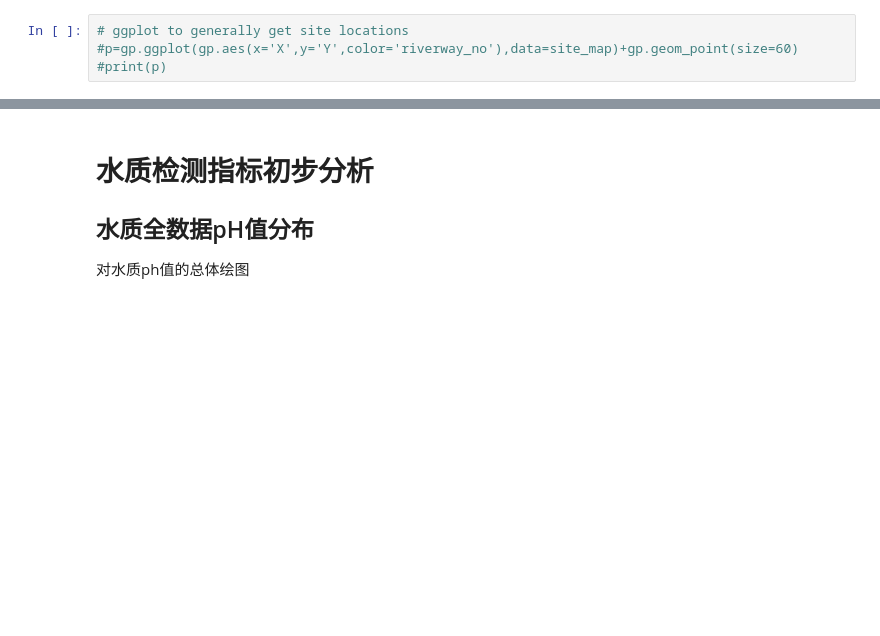
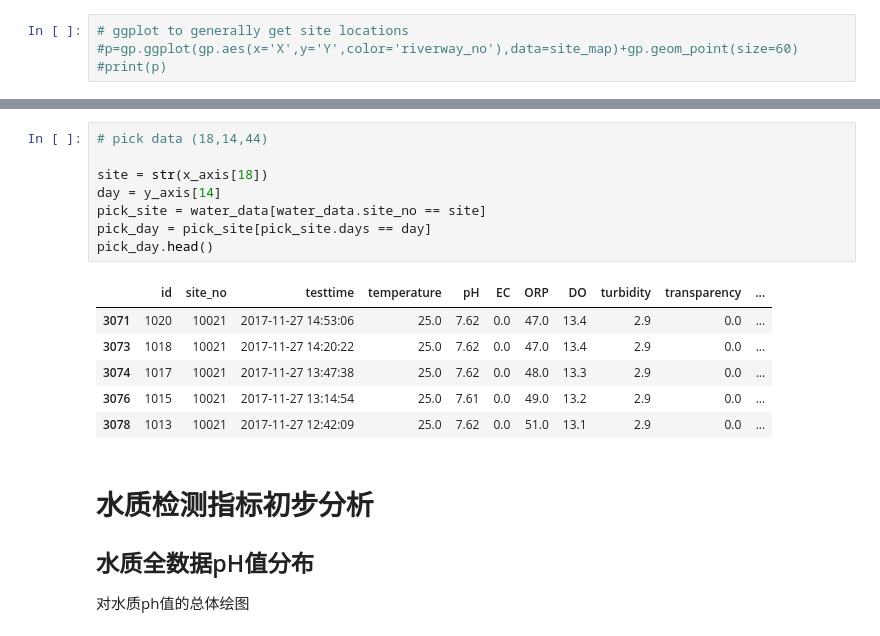
Before and after one commit to ZionPF/jupyter, a Jupyter notebook: water_quality.ipynb, the cells around one changed output, grey strips where cells are left out. Cells and saved outputs as stored; diff of their text form; blank space fills up the shorter version.

```diff
--- a/water_quality.ipynb
+++ b/water_quality.ipynb
@@ -194,3 +322,18 @@ Loading BokehJS ...
+# %%
+# pick data (18,14,44)
+
+site = str(x_axis[18])
+day = y_axis[14]
+pick_site = water_data[water_data.site_no == site]
+pick_day = pick_site[pick_site.days == day]
+pick_day.head()
+# %% [output]
+|  | id | site_no | testtime | temperature | pH | EC | ORP | DO | turbidity | transparency | ... |
+| 3071 | 1020 | 10021 | 2017-11-27 14:53:06 | 25.0 | 7.62 | 0.0 | 47.0 | 13.4 | 2.9 | 0.0 | ... |
+| 3073 | 1018 | 10021 | 2017-11-27 14:20:22 | 25.0 | 7.62 | 0.0 | 47.0 | 13.4 | 2.9 | 0.0 | ... |
+| 3074 | 1017 | 10021 | 2017-11-27 13:47:38 | 25.0 | 7.62 | 0.0 | 48.0 | 13.3 | 2.9 | 0.0 | ... |
+| 3076 | 1015 | 10021 | 2017-11-27 13:14:54 | 25.0 | 7.61 | 0.0 | 49.0 | 13.2 | 2.9 | 0.0 | ... |
+| 3078 | 1013 | 10021 | 2017-11-27 12:42:09 | 25.0 | 7.62 | 0.0 | 51.0 | 13.1 | 2.9 | 0.0 | ... |
 # %% [markdown]
 # 水质检测指标初步分析
 
```
Also changed, not shown: parts of 30 cells of this notebook.
